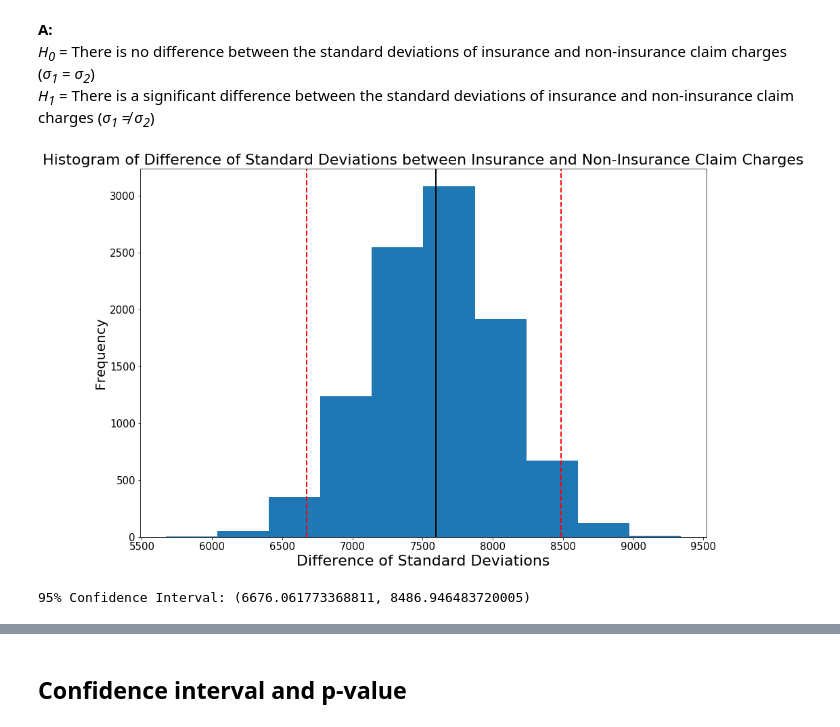
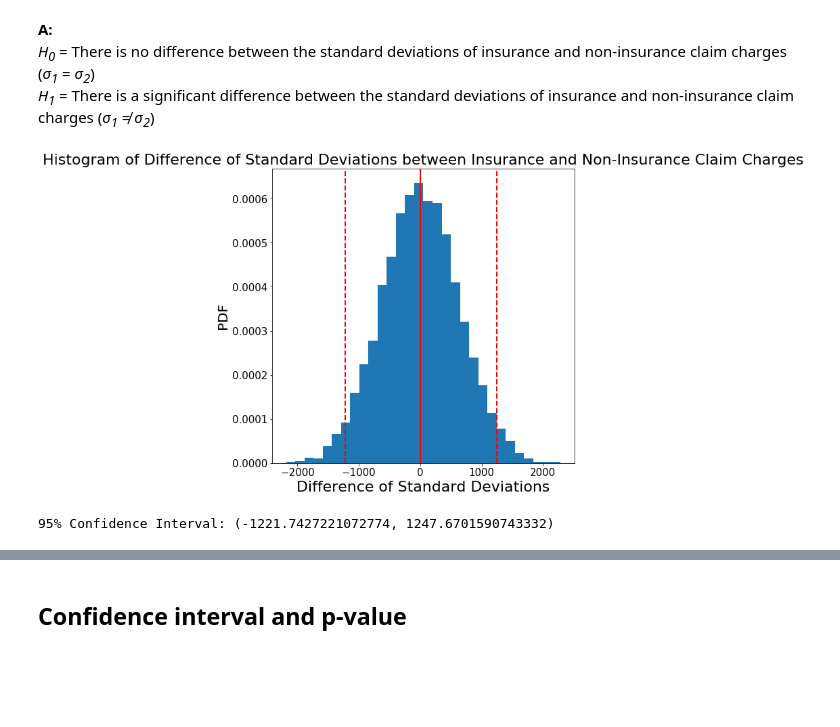
Before and after one commit to gyamane/Springboard, a Jupyter notebook: Bootstrap_Inference_Mini-Project8.19/inferential_statistics_2-Q.ipynb, the cells around one changed output, grey strips where cells are left out. Cells and saved outputs as stored; diff of their text form; code cells hidden in the pictures; blank space fills up the shorter version.

```diff
--- a/Bootstrap_Inference_Mini-Project8.19/inferential_statistics_2-Q.ipynb
+++ b/Bootstrap_Inference_Mini-Project8.19/inferential_statistics_2-Q.ipynb
@@ -83,11 +73,0 @@ def bs_sample(data, func, num_reps):
-# %%
-# Calculate the difference in standard deviation over 10000 ('N_rep') replicates
-bs_sample_reps = np.empty(N_rep)
-
-for i in range(N_rep):
-
-    # Store standard deviations of the bootstrap samples (insurance and without insurance)
-    insuranceSample = bs_sample(hasInsurance.charges, np.std, len(hasInsurance.charges))
-    noInsuranceSample = bs_sample(noInsurance.charges, np.std, len(noInsurance.charges))
-
-    bs_sample_reps[i] = insuranceSample - noInsuranceSample
@@ -94,22 +110,30 @@ for i in range(N_rep):
+# %%
+np.random.seed(47)
+
+# Array to hold the differences in stds from the permutation replicats
+std_diffs = draw_perm_samples(hasInsurance.charges, noInsurance.charges, std_difference, N_rep)
 # %%
+# Compute original standard deviation difference between insurance and non-insurance claim charges
+test_stat = np.std(hasInsurance.charges) - np.std(noInsurance.charges)
+
 # Set figure size to make plot larger
-plt.figure(figsize=(15,10))
-plt.hist(bs_sample_reps)
+plt.figure(figsize=(8,8))
+plt.hist(std_diffs, bins=30, normed=True)
 
 # Set title, x and y labels, and increase fontsize of ticks
 plt.xlabel("Difference of Standard Deviations", fontsize=22)
-plt.ylabel("Frequency", fontsize=20)
+plt.ylabel("PDF", fontsize=20)
 plt.xticks(fontsize=15)
 plt.yticks(fontsize=15)
 plt.title("Histogram of Difference of Standard Deviations between Insurance and Non-Insurance Claim Charges", fontsize=22)
 
 # Mark mean and percentiles for 95% confidence interval (2.5, 97.5)
-plt.axvline(np.mean(bs_sample_reps), color='k', linestyle='solid', linewidth=2)
-plt.axvline(np.percentile(bs_sample_reps, 2.5), color='r', linestyle='dashed', linewidth=2)
-plt.axvline(np.percentile(bs_sample_reps, 97.5), color='r', linestyle='dashed', linewidth=2)
+plt.axvline(np.percentile(std_diffs, 2.5), color='r', linestyle='dashed', linewidth=2)
+plt.axvline(np.percentile(std_diffs, 97.5), color='r', linestyle='dashed', linewidth=2)
+plt.axvline(np.mean(std_diffs), color='r', linestyle='solid', linewidth=2)
 
 plt.show()
-print("95% Confidence Interval:", "(" + str(np.percentile(bs_sample_reps, 2.5)) + ", " + str(np.percentile(bs_sample_reps, 97.5)) + ")")
+print("95% Confidence Interval:", "(" + str(np.percentile(std_diffs, 2.5)) + ", " + str(np.percentile(std_diffs, 97.5)) + ")")
 # %% [output]
-[figure, old version]
+[figure, new version]
-95% Confidence Interval: (6676.061773368811, 8486.946483720005)
+95% Confidence Interval: (-1221.7427221072774, 1247.6701590743332)
```
Also changed, not shown: parts of 4 cells of this notebook.
